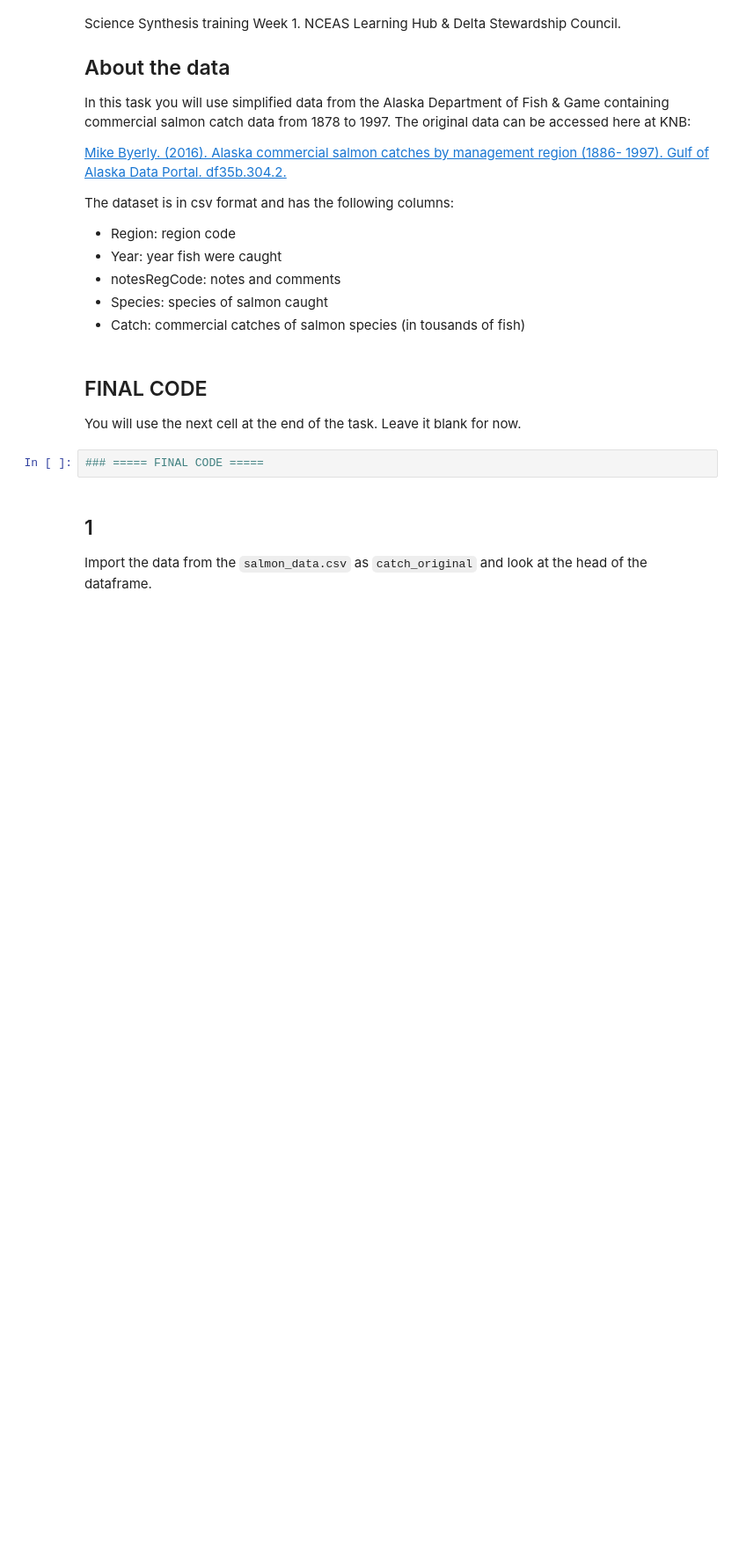
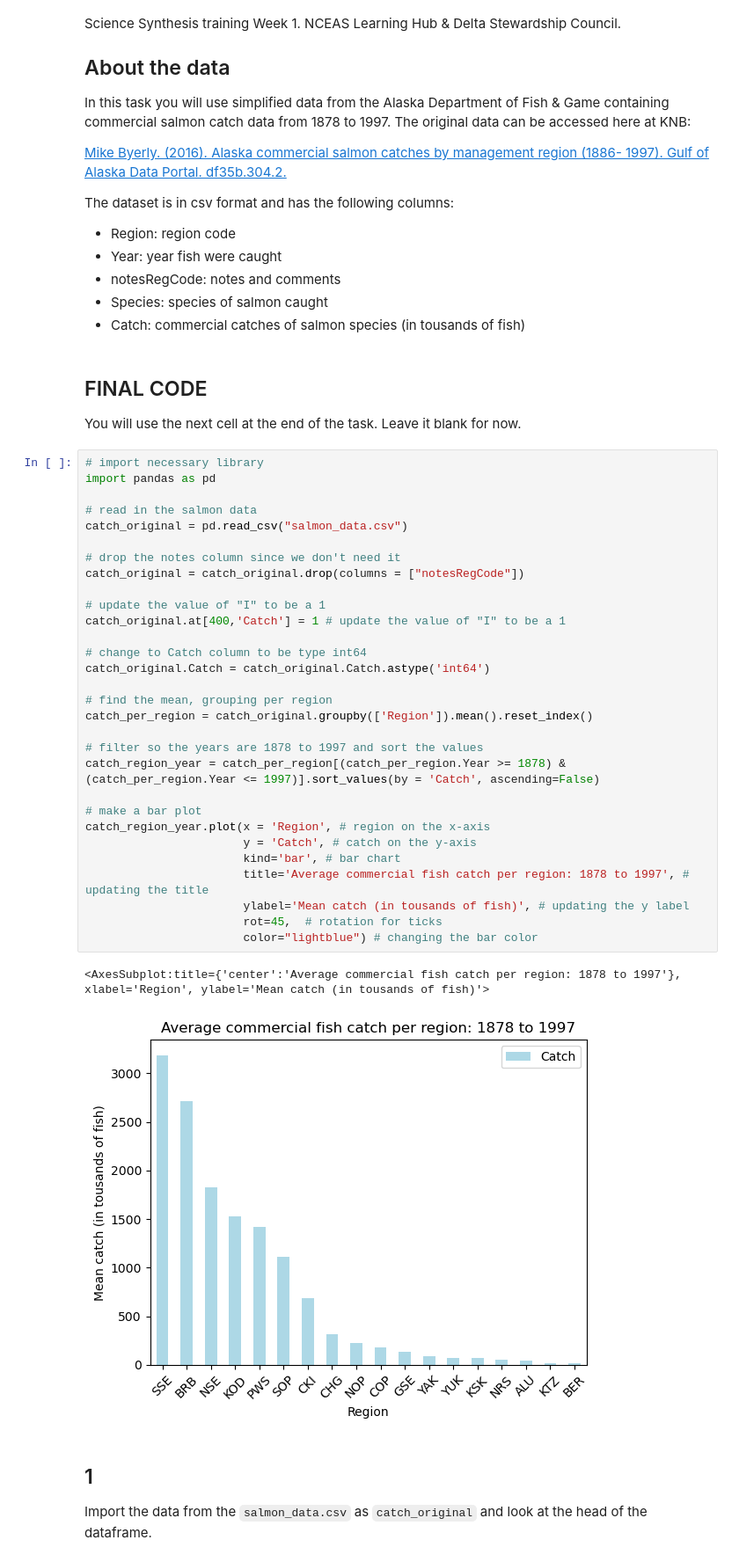
Before and after one commit to shmuir/eds220-hwk-2, a Jupyter notebook: hwk2-task3-salmon.ipynb, the cells around one changed output. Shown at 88% size. Drawn from its saved outputs; the diff is of its cells as text; blank space fills up the shorter version.

```diff
--- a/hwk2-task3-salmon.ipynb
+++ b/hwk2-task3-salmon.ipynb
@@ -34,8 +34,39 @@ The dataset is in csv format and has the following columns:
 ## FINAL CODE
 
 You will use the next cell at the end of the task. Leave it blank for now.
-# %%
-### ===== FINAL CODE =====
+# %%
+# import necessary library
+import pandas as pd
+
+# read in the salmon data
+catch_original = pd.read_csv("salmon_data.csv")
+
+# drop the notes column since we don't need it
+catch_original = catch_original.drop(columns = ["notesRegCode"])
+
+# update the value of "I" to be a 1
+catch_original.at[400,'Catch'] = 1 # update the value of "I" to be a 1
+
+# change to Catch column to be type int64
+catch_original.Catch = catch_original.Catch.astype('int64')
+
+# find the mean, grouping per region
+catch_per_region = catch_original.groupby(['Region']).mean().reset_index()
+
+# filter so the years are 1878 to 1997 and sort the values
+catch_region_year = catch_per_region[(catch_per_region.Year >= 1878) & (catch_per_region.Year <= 1997)].sort_values(by = 'Catch', ascending=False)
+
+# make a bar plot
+catch_region_year.plot(x = 'Region', # region on the x-axis
+                       y = 'Catch', # catch on the y-axis
+                       kind='bar', # bar chart
+                       title='Average commercial fish catch per region: 1878 to 1997', # updating the title
+                       ylabel='Mean catch (in tousands of fish)', # updating the y label
+                       rot=45,  # rotation for ticks
+                       color="lightblue") # changing the bar color
+# %% [output]
+<AxesSubplot:title={'center':'Average commercial fish catch per region: 1878 to 1997'}, xlabel='Region', ylabel='Mean catch (in tousands of fish)'>
+[figure, added]
 # %% [markdown]
 ## 1
 
```
Also changed, not shown: parts of 5 cells of this notebook.
